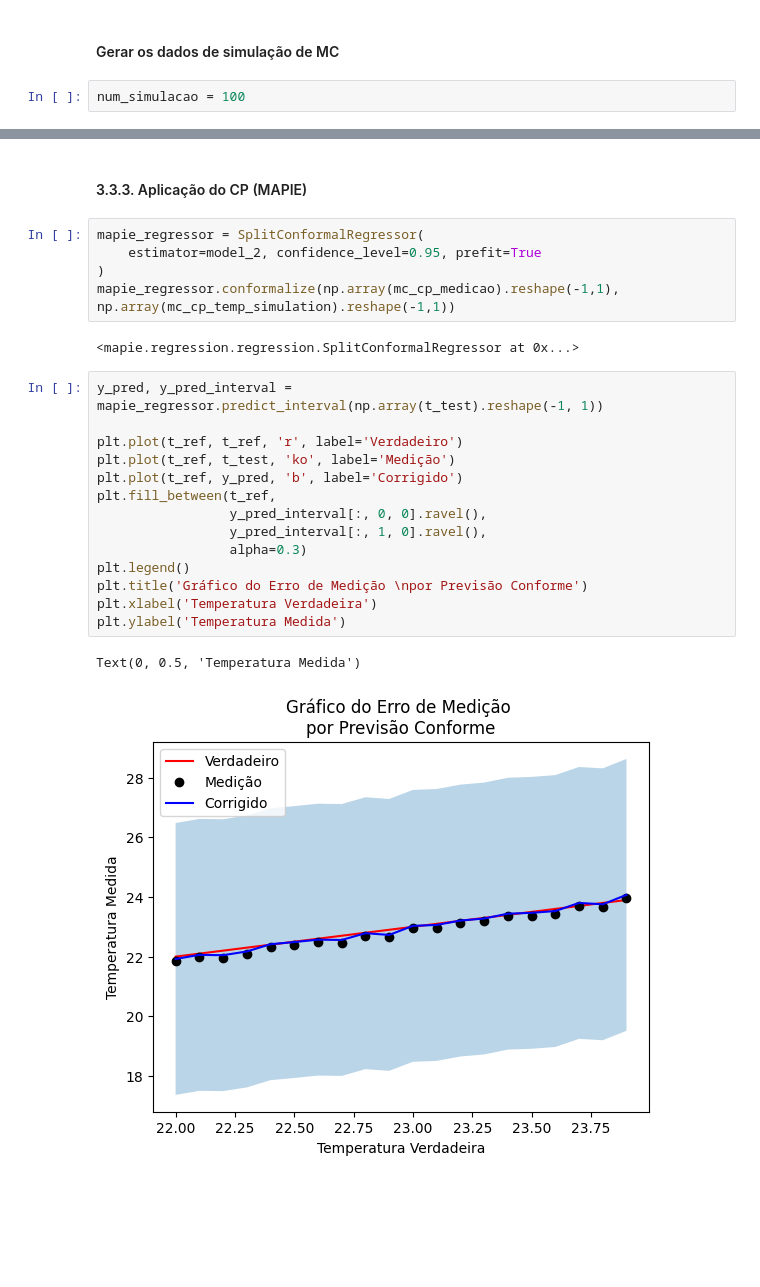
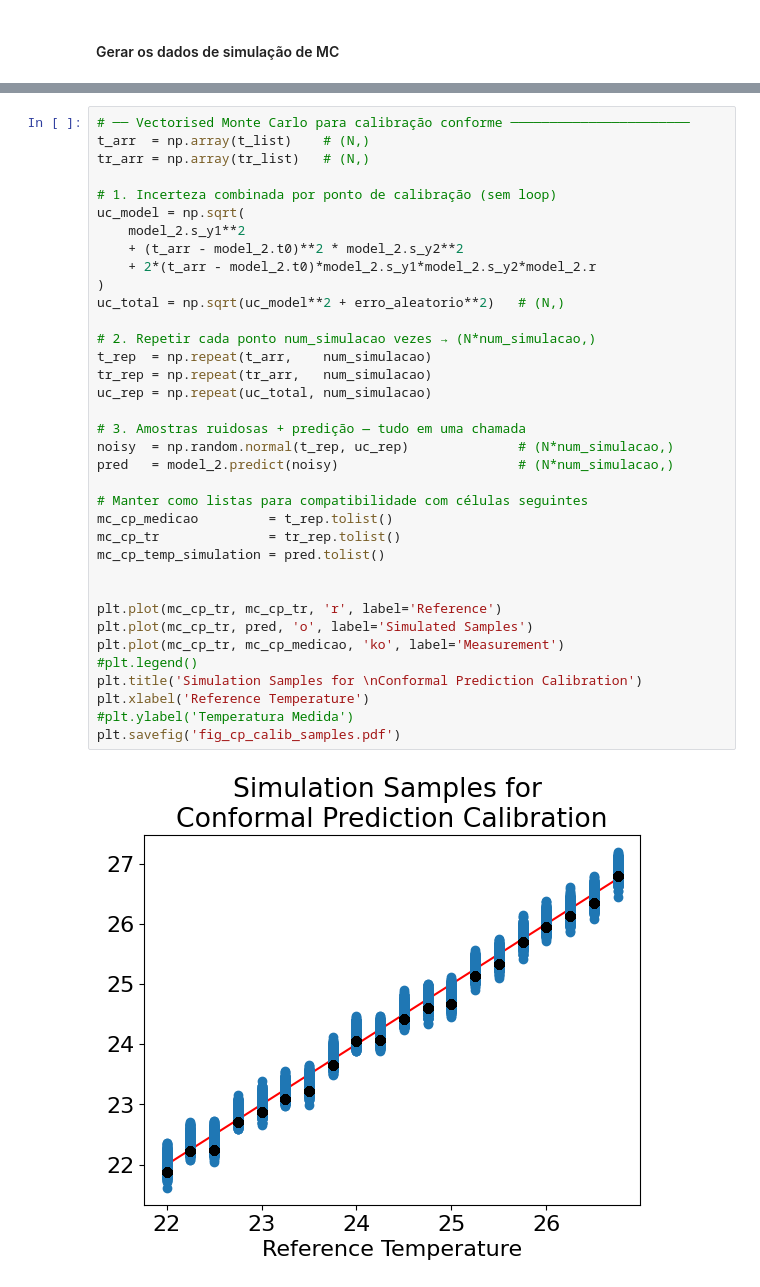
Before and after one commit to c-mmonteiro/estudos, a Jupyter notebook: Estudo_Minimos_Quadrados.ipynb, the cells around one changed output, grey strips where cells are left out. Drawn from its saved outputs; the diff is of its cells as text; blank space fills up the shorter version.

```diff
--- a/Estudo_Minimos_Quadrados.ipynb
+++ b/Estudo_Minimos_Quadrados.ipynb
@@ -304,5 +279,3 @@ Text(0, 0.5, 'Diferença Proporcional entre\nos Intervalos de Incerteza')
 Considerando como entrada do modelo o valor de leitura e como saída as diversas possibilidades simuladas por Monte Carlo, definir o indice de conformidade a partir destes dados.
 # %% [markdown]
 #### Gerar os dados de simulação de MC
-# %%
-num_simulacao = 100
@@ -389,26 +282,38 @@ Text(0, 0.5, 'Temperatura Medida')
-# %% [markdown]
-#### 3.3.3. Aplicação do CP (MAPIE)
-# %%
-mapie_regressor = SplitConformalRegressor(
-    estimator=model_2, confidence_level=0.95, prefit=True
-)
-mapie_regressor.conformalize(np.array(mc_cp_medicao).reshape(-1,1), np.array(mc_cp_temp_simulation).reshape(-1,1))
-# %% [output]
-<mapie.regression.regression.SplitConformalRegressor at 0x...>
-# %%
-y_pred, y_pred_interval = mapie_regressor.predict_interval(np.array(t_test).reshape(-1, 1))
-
-plt.plot(t_ref, t_ref, 'r', label='Verdadeiro')
-plt.plot(t_ref, t_test, 'ko', label='Medição')
-plt.plot(t_ref, y_pred, 'b', label='Corrigido')
-plt.fill_between(t_ref,
-                 y_pred_interval[:, 0, 0].ravel(),
-                 y_pred_interval[:, 1, 0].ravel(),
-                 alpha=0.3)
-plt.legend()
-plt.title('Gráfico do Erro de Medição \npor Previsão Conforme')
-plt.xlabel('Temperatura Verdadeira')
-plt.ylabel('Temperatura Medida')
-# %% [output]
-Text(0, 0.5, 'Temperatura Medida')
-[figure, removed]
+# %%
+# ── Vectorised Monte Carlo para calibração conforme ───────────────────────
+t_arr  = np.array(t_list)    # (N,)
+tr_arr = np.array(tr_list)   # (N,)
+
+# 1. Incerteza combinada por ponto de calibração (sem loop)
+uc_model = np.sqrt(
+    model_2.s_y1**2
+    + (t_arr - model_2.t0)**2 * model_2.s_y2**2
+    + 2*(t_arr - model_2.t0)*model_2.s_y1*model_2.s_y2*model_2.r
+)
+uc_total = np.sqrt(uc_model**2 + erro_aleatorio**2)   # (N,)
+
+# 2. Repetir cada ponto num_simulacao vezes → (N*num_simulacao,)
+t_rep  = np.repeat(t_arr,    num_simulacao)
+tr_rep = np.repeat(tr_arr,   num_simulacao)
+uc_rep = np.repeat(uc_total, num_simulacao)
+
+# 3. Amostras ruidosas + predição — tudo em uma chamada
+noisy  = np.random.normal(t_rep, uc_rep)              # (N*num_simulacao,)
+pred   = model_2.predict(noisy)                       # (N*num_simulacao,)
+
+# Manter como listas para compatibilidade com células seguintes
+mc_cp_medicao         = t_rep.tolist()
+mc_cp_tr              = tr_rep.tolist()
+mc_cp_temp_simulation = pred.tolist()
+
+
+plt.plot(mc_cp_tr, mc_cp_tr, 'r', label='Reference')
+plt.plot(mc_cp_tr, pred, 'o', label='Simulated Samples')
+plt.plot(mc_cp_tr, mc_cp_medicao, 'ko', label='Measurement')
+#plt.legend()
+plt.title('Simulation Samples for \nConformal Prediction Calibration')
+plt.xlabel('Reference Temperature')
+#plt.ylabel('Temperatura Medida')
+plt.savefig('fig_cp_calib_samples.pdf')
+# %% [output]
+[figure, added]
```
Also changed, not shown: parts of 18 cells of this notebook.
